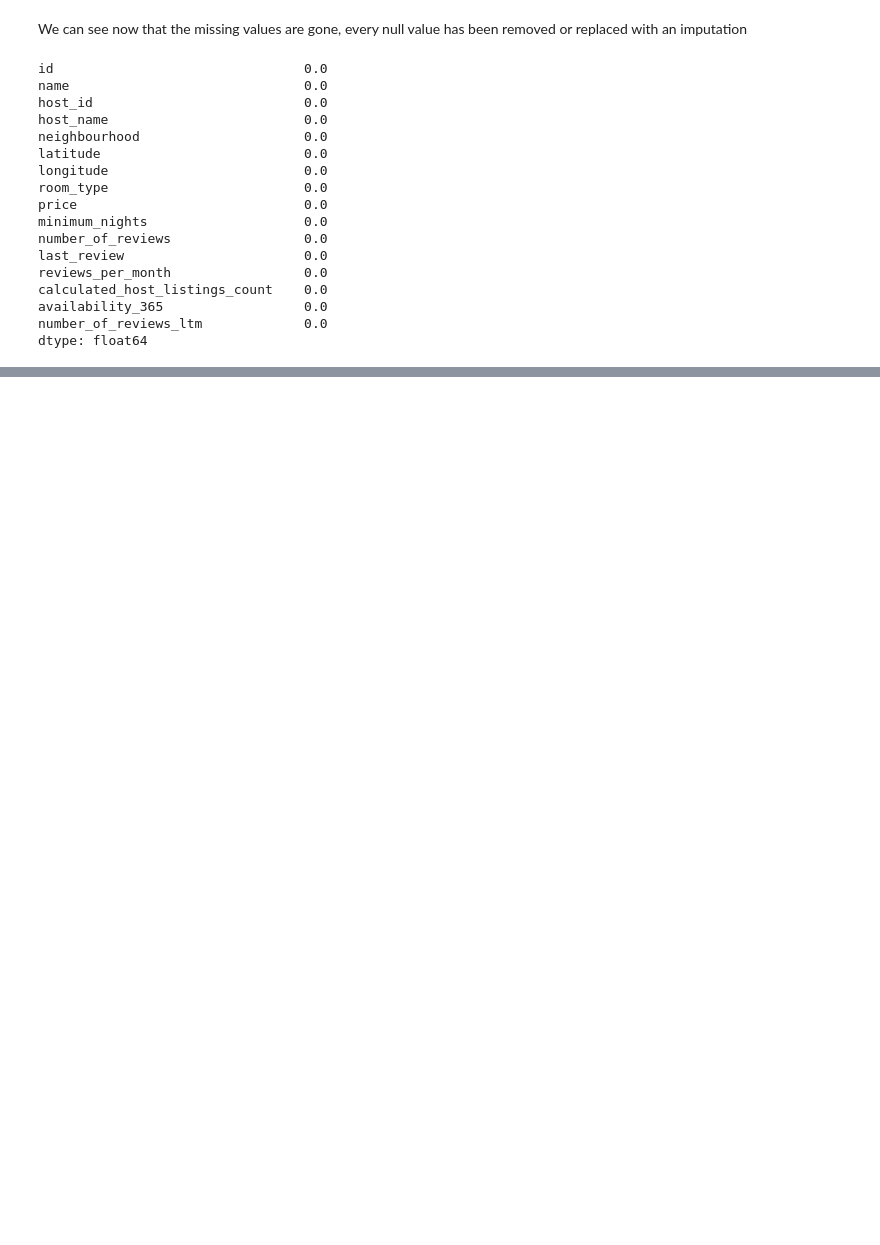
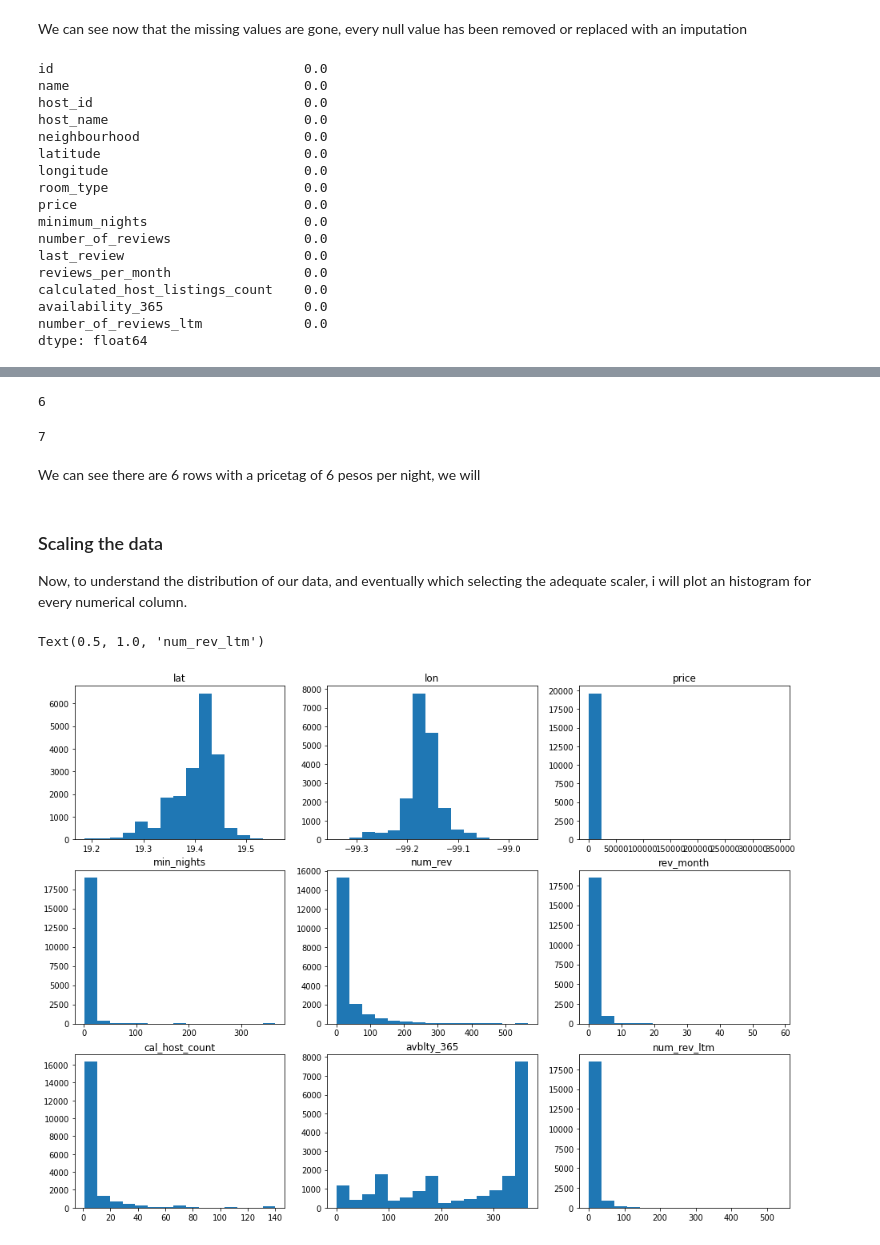
Before and after one commit to adrian-drifter/airbnb_eda_mex, a Jupyter notebook: notebooks/table_exploration.ipynb, the cells around one changed output, grey strips where cells are left out. Cells and saved outputs as stored; diff of their text form; code cells hidden in the pictures; blank space fills up the shorter version.

```diff
--- a/notebooks/table_exploration.ipynb
+++ b/notebooks/table_exploration.ipynb
@@ -135,0 +212,39 @@ dtype: float64
+# %%
+len(list_df.loc[list_df['price'] < 5])
+# %% [output]
+6
+# %%
+(list_df['price'] <= 135).sum()
+# %% [output]
+7
+# %% [markdown]
+We can see there are 6 rows with a pricetag of 6 pesos per night, we will
+# %% [markdown]
+### Scaling the data
+Now, to understand the distribution of our data, and eventually which selecting the adequate scaler, i will plot an histogram for every numerical column.
+# %%
+fig, axs = plt.subplots(3,3, figsize=(16,12))
+
+axs[0,0].hist(list_df[['latitude']], bins=15)
+axs[0,0].set_title('lat')
+axs[0,1].hist(list_df[['longitude']], bins=15)
+axs[0,1].set_title('lon')
+axs[0,2].hist(list_df[['price']], bins=15)
+axs[0,2].set_title('price')
+
+axs[1,0].hist(list_df[['minimum_nights']], bins=15)
+axs[1,0].set_title('min_nights')
+axs[1,1].hist(list_df[['number_of_reviews']], bins=15)
+axs[1,1].set_title('num_rev')
+axs[1,2].hist(list_df[['reviews_per_month']], bins=15)
+axs[1,2].set_title('rev_month')
+
+axs[2,0].hist(list_df[['calculated_host_listings_count']], bins=15)
+axs[2,0].set_title('cal_host_count')
+axs[2,1].hist(list_df[['availability_365']], bins=15)
+axs[2,1].set_title('avblty_365')
+axs[2,2].hist(list_df[['number_of_reviews_ltm']], bins=15)
+axs[2,2].set_title('num_rev_ltm')
+# %% [output]
+Text(0.5, 1.0, 'num_rev_ltm')
+[figure, added]
```
Also changed, not shown: parts of 9 cells of this notebook.
